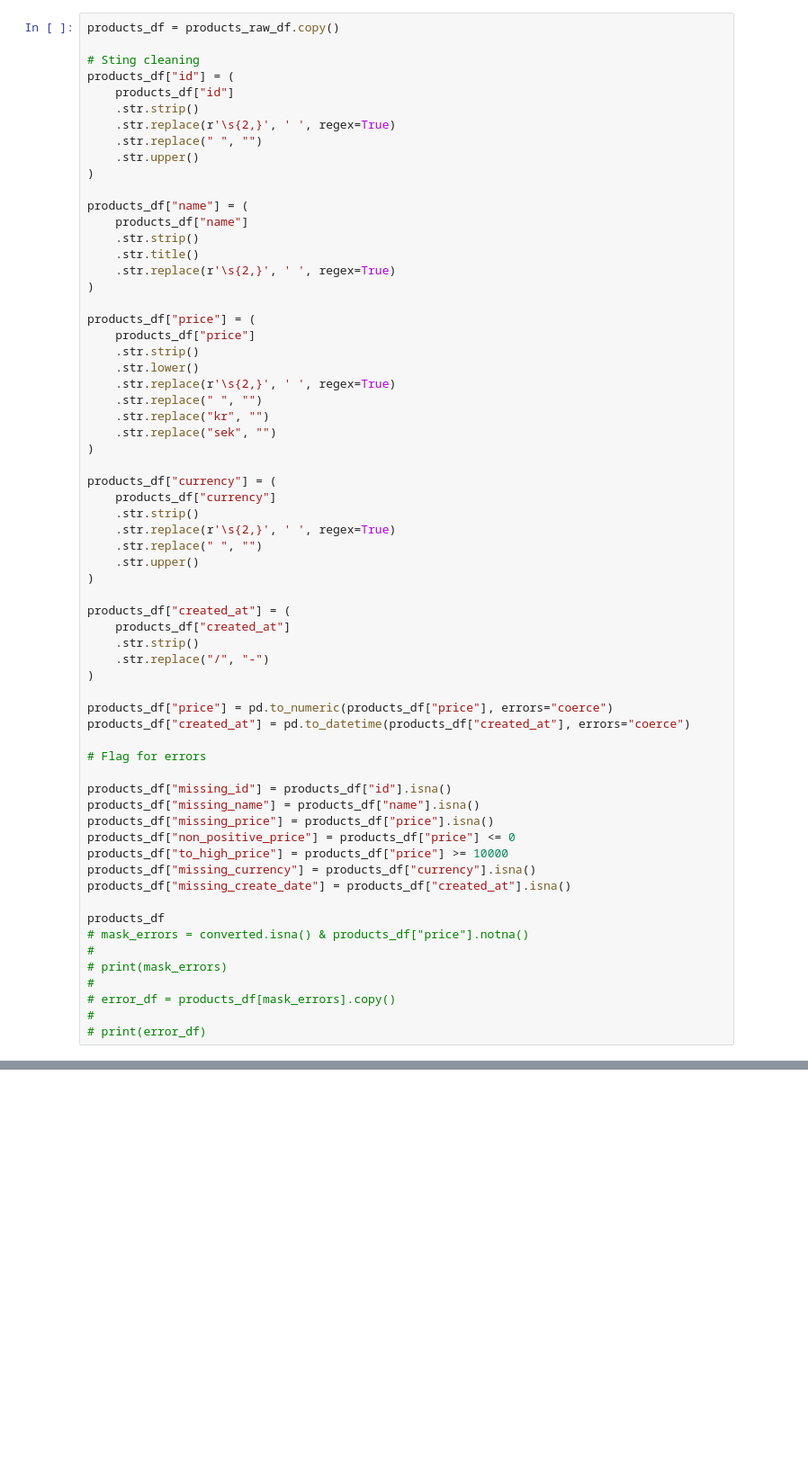
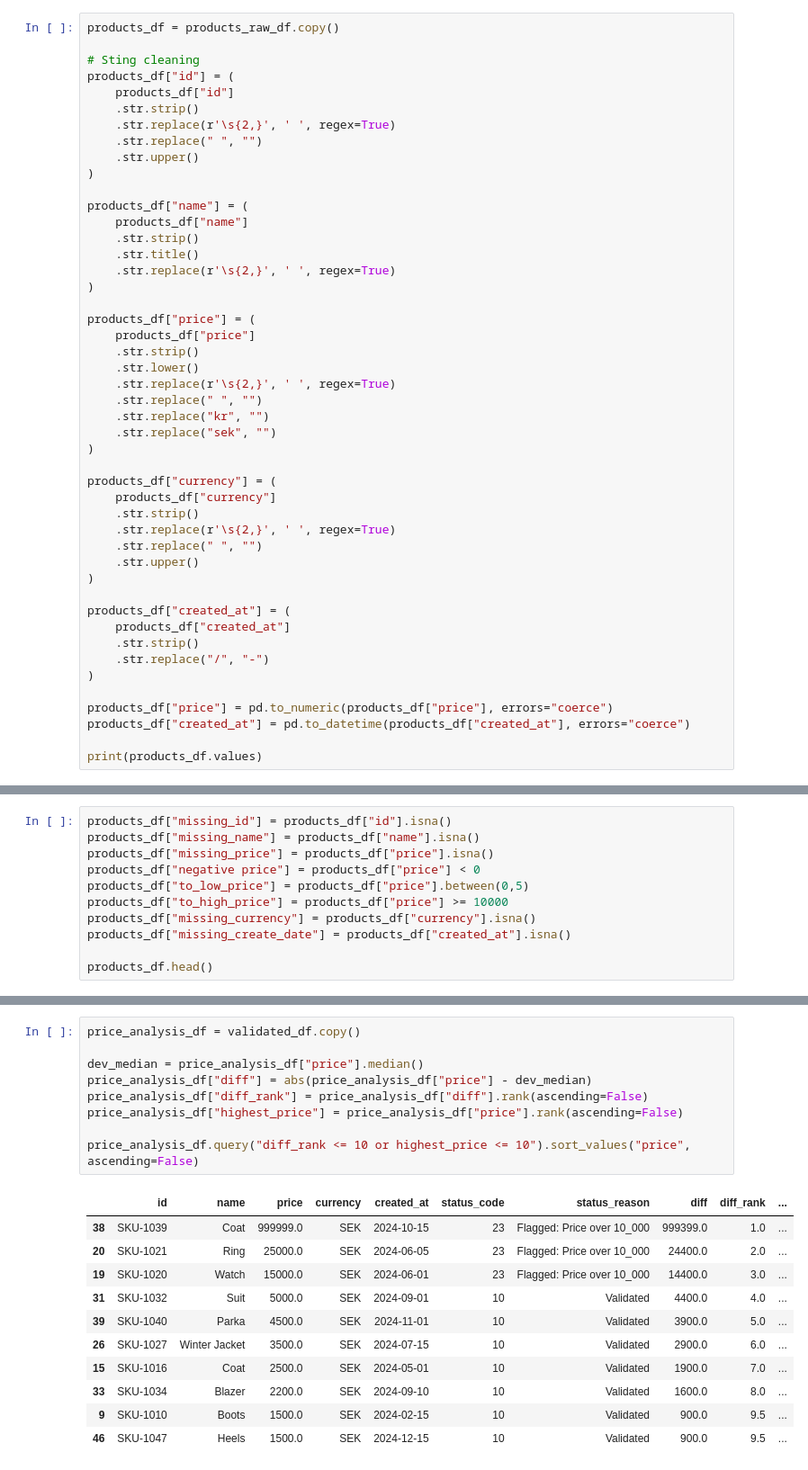
Before and after one commit to RikardOledal/DataPlatform_DE25_LAB1_Rikard_Oledal, a Jupyter notebook: sandbox.ipynb, the cells around one changed output, grey strips where cells are left out. Shown at 90% size. Saved outputs shown, nothing was run; the diff lists cells and outputs as text; blank space fills up the shorter version.

```diff
--- a/sandbox.ipynb
+++ b/sandbox.ipynb
@@ -67,22 +76,5 @@ products_df["created_at"] = (
 products_df["price"] = pd.to_numeric(products_df["price"], errors="coerce")
 products_df["created_at"] = pd.to_datetime(products_df["created_at"], errors="coerce")
 
-# Flag for errors
-
-products_df["missing_id"] = products_df["id"].isna()
-products_df["missing_name"] = products_df["name"].isna()
-products_df["missing_price"] = products_df["price"].isna()
-products_df["non_positive_price"] = products_df["price"] <= 0
-products_df["to_high_price"] = products_df["price"] >= 10000
-products_df["missing_currency"] = products_df["currency"].isna()
-products_df["missing_create_date"] = products_df["created_at"].isna()
-
-products_df
-# mask_errors = converted.isna() & products_df["price"].notna()
-#
-# print(mask_errors)
-#
-# error_df = products_df[mask_errors].copy()
-#
-# print(error_df)
+print(products_df.values)
 # %% [output]
@@ -105,0 +101,11 @@ products_df
+# %%
+products_df["missing_id"] = products_df["id"].isna()
+products_df["missing_name"] = products_df["name"].isna()
+products_df["missing_price"] = products_df["price"].isna()
+products_df["negative price"] = products_df["price"] < 0
+products_df["to_low_price"] = products_df["price"].between(0,5)
+products_df["to_high_price"] = products_df["price"] >= 10000
+products_df["missing_currency"] = products_df["currency"].isna()
+products_df["missing_create_date"] = products_df["created_at"].isna()
+
+products_df.head()
@@ -105,0 +226,21 @@ products_df
+# %%
+price_analysis_df = validated_df.copy()
+
+dev_median = price_analysis_df["price"].median()
+price_analysis_df["diff"] = abs(price_analysis_df["price"] - dev_median)
+price_analysis_df["diff_rank"] = price_analysis_df["diff"].rank(ascending=False)
+price_analysis_df["highest_price"] = price_analysis_df["price"].rank(ascending=False)
+
+price_analysis_df.query("diff_rank <= 10 or highest_price <= 10").sort_values("price", ascending=False)
+# %% [output]
+|  | id | name | price | currency | created_at | status_code | status_reason | diff | diff_rank | ... |
+| 38 | SKU-1039 | Coat | 999999.0 | SEK | 2024-10-15 | 23 | Flagged: Price over 10_000 | 999399.0 | 1.0 | ... |
+| 20 | SKU-1021 | Ring | 25000.0 | SEK | 2024-06-05 | 23 | Flagged: Price over 10_000 | 24400.0 | 2.0 | ... |
+| 19 | SKU-1020 | Watch | 15000.0 | SEK | 2024-06-01 | 23 | Flagged: Price over 10_000 | 14400.0 | 3.0 | ... |
+| 31 | SKU-1032 | Suit | 5000.0 | SEK | 2024-09-01 | 10 | Validated | 4400.0 | 4.0 | ... |
+| 39 | SKU-1040 | Parka | 4500.0 | SEK | 2024-11-01 | 10 | Validated | 3900.0 | 5.0 | ... |
+| 26 | SKU-1027 | Winter Jacket | 3500.0 | SEK | 2024-07-15 | 10 | Validated | 2900.0 | 6.0 | ... |
+| 15 | SKU-1016 | Coat | 2500.0 | SEK | 2024-05-01 | 10 | Validated | 1900.0 | 7.0 | ... |
+| 33 | SKU-1034 | Blazer | 2200.0 | SEK | 2024-09-10 | 10 | Validated | 1600.0 | 8.0 | ... |
+| 9 | SKU-1010 | Boots | 1500.0 | SEK | 2024-02-15 | 10 | Validated | 900.0 | 9.5 | ... |
+| 46 | SKU-1047 | Heels | 1500.0 | SEK | 2024-12-15 | 10 | Validated | 900.0 | 9.5 | ... |
```
Also changed, not shown: parts of 13 cells of this notebook.
